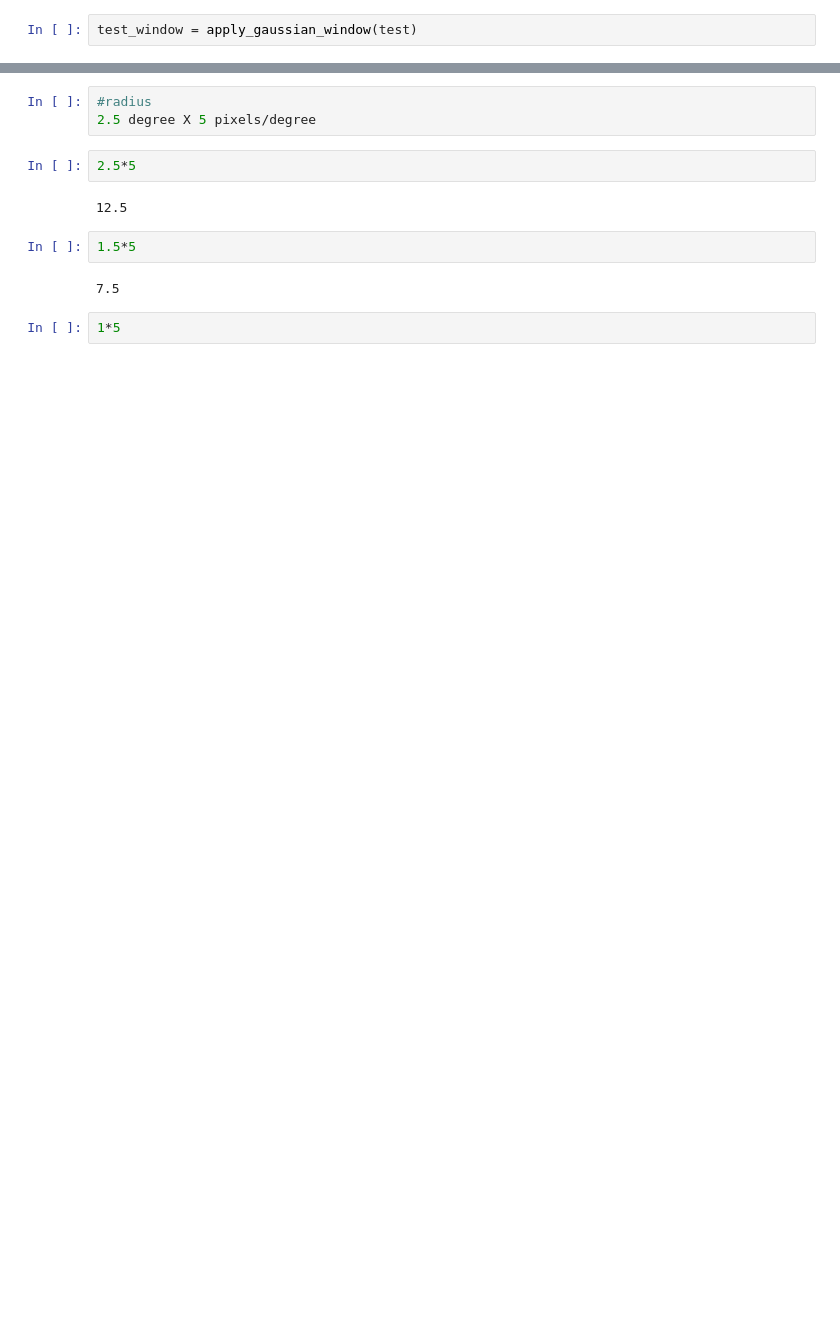
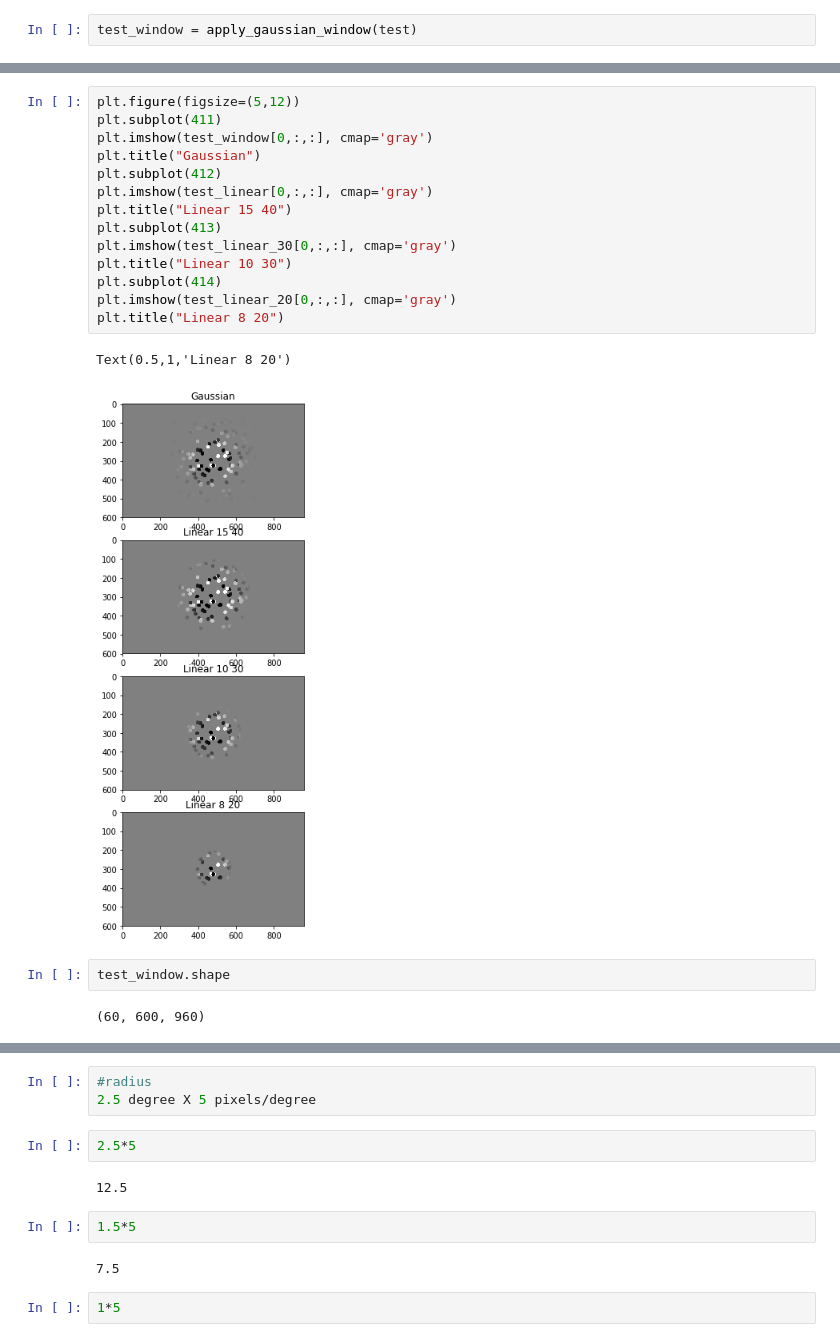
Before and after one commit to saskiad/openscope_motion, a Jupyter notebook: stimulus/dot_rotation.ipynb, the cells around one changed output, grey strips where cells are left out. Cells and saved outputs as stored; diff of their text form; blank space fills up the shorter version.

```diff
--- a/stimulus/dot_rotation.ipynb
+++ b/stimulus/dot_rotation.ipynb
@@ -930,0 +1016,21 @@ test_window = apply_gaussian_window(test)
+# %%
+plt.figure(figsize=(5,12))
+plt.subplot(411)
+plt.imshow(test_window[0,:,:], cmap='gray')
+plt.title("Gaussian")
+plt.subplot(412)
+plt.imshow(test_linear[0,:,:], cmap='gray')
+plt.title("Linear 15 40")
+plt.subplot(413)
+plt.imshow(test_linear_30[0,:,:], cmap='gray')
+plt.title("Linear 10 30")
+plt.subplot(414)
+plt.imshow(test_linear_20[0,:,:], cmap='gray')
+plt.title("Linear 8 20")
+# %% [output]
+Text(0.5,1,'Linear 8 20')
+[figure, added]
+# %%
+test_window.shape
+# %% [output]
+(60, 600, 960)
```
Also changed, not shown: parts of 30 cells of this notebook, 5 other files.
